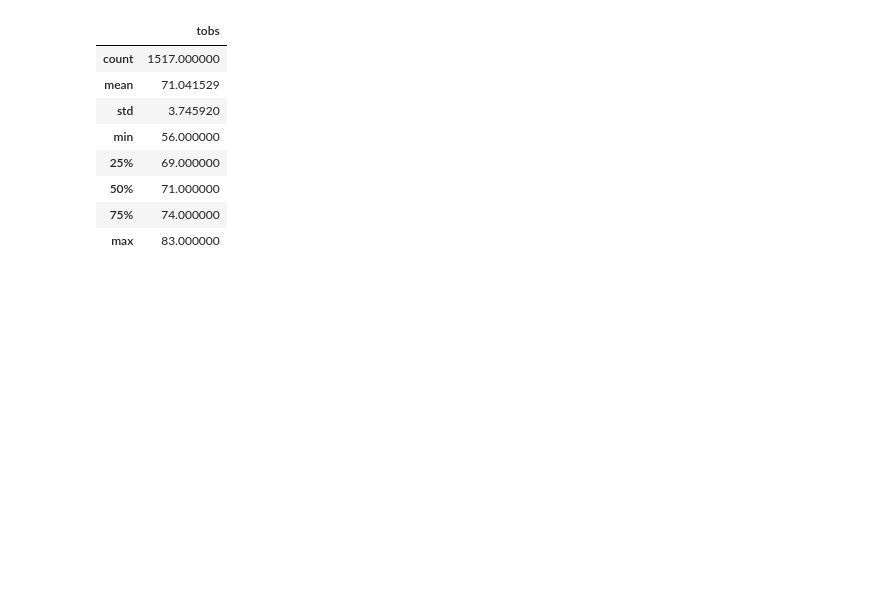
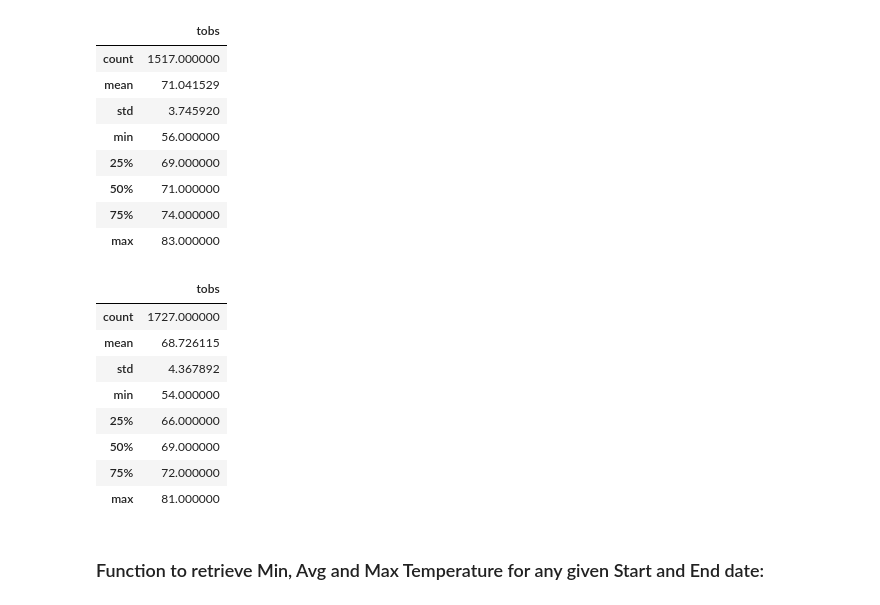
Before and after one commit to monaeem118/Surfs_Up_Challenge, a Jupyter notebook: SurfsUp_Challenge.ipynb, the cells around one changed output. Cells and saved outputs as stored; diff of their text form; code cells hidden in the pictures; blank space fills up the shorter version.

```diff
--- a/SurfsUp_Challenge.ipynb
+++ b/SurfsUp_Challenge.ipynb
@@ -127,3 +127,20 @@ df.describe()
 | 50% | 71.000000 |
 | 75% | 74.000000 |
 | max | 83.000000 |
+# %%
+results = session.query(Measurement.date, Measurement.tobs).filter(Measurement.date.like('%-01-%')).all()
+# %%
+df = pd.DataFrame(results)
+df.describe()
+# %% [output]
+|  | tobs |
+| count | 1727.000000 |
+| mean | 68.726115 |
+| std | 4.367892 |
+| min | 54.000000 |
+| 25% | 66.000000 |
+| 50% | 69.000000 |
+| 75% | 72.000000 |
+| max | 81.000000 |
+# %% [markdown]
+### Function to retrieve Min, Avg and Max Temperature for any given Start and End date:
```
Also changed, not shown: parts of 4 cells of this notebook.
